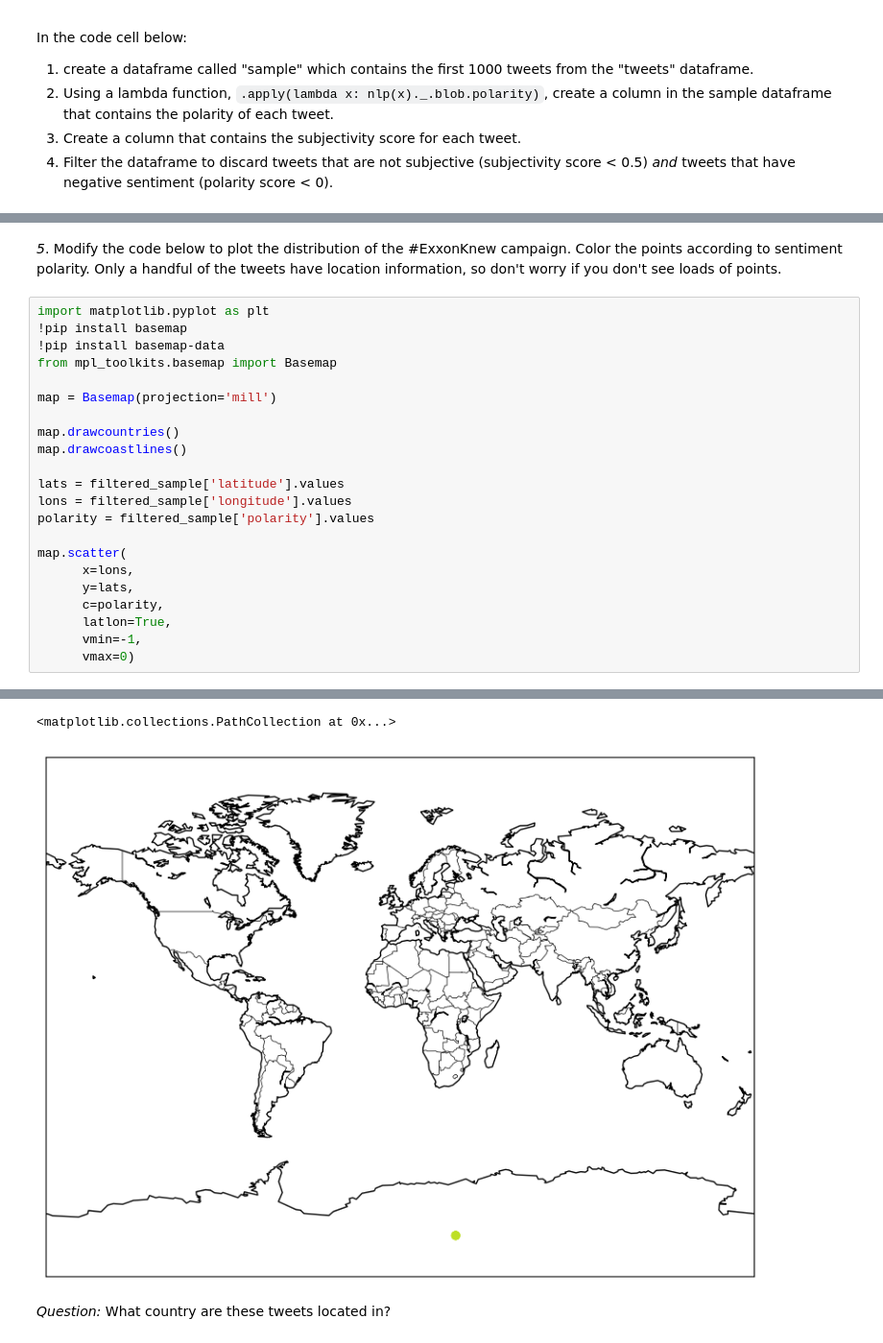
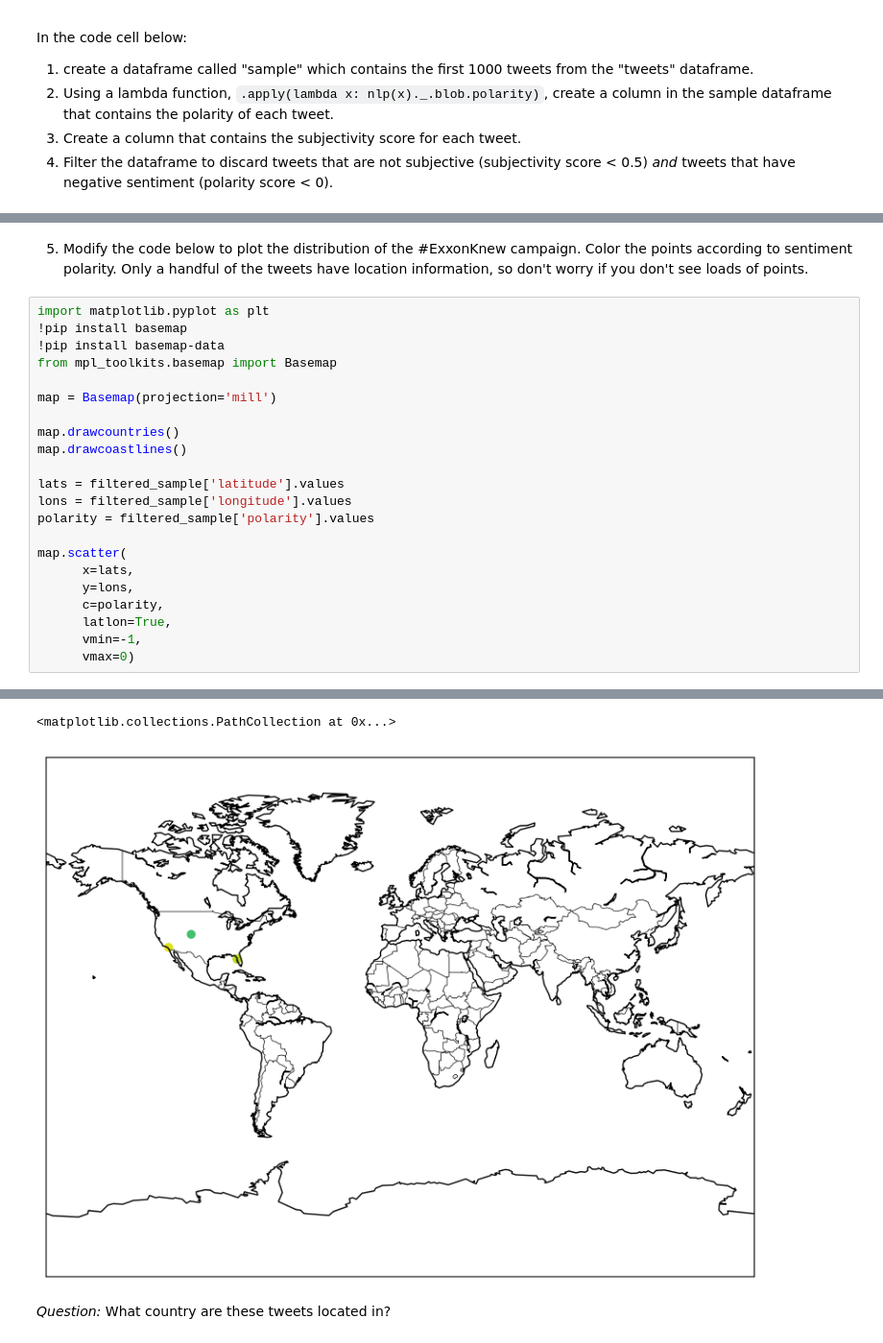
Before and after one commit to zixinsun2004/QM2, a Jupyter notebook: notebooks/W04. Natural Language Processing.ipynb, the cells around one changed output, grey strips where cells are left out. Shown at 96% size. Cells and saved outputs as stored; diff of their text form.

```diff
--- a/notebooks/W04. Natural Language Processing.ipynb
+++ b/notebooks/W04. Natural Language Processing.ipynb
@@ -626,7 +620,7 @@ filtered_sample
 | 40 | RT @Exxon_Knew: "ExxonMobil has a... | 2016-12-25T11:15:44.000Z | 33788890 | en | NaN | NaN | -0.050000 | 0.400000 |
 | 41 | RT @Exxon_Knew: "ExxonMobil has a... | 2016-12-25T07:12:34.000Z | 939288810 | en | NaN | NaN | -0.050000 | 0.400000 |
 # %% [markdown]
-*5*. Modify the code below to plot the distribution of the #ExxonKnew campaign. Color the points according to sentiment polarity. Only a handful of the tweets have location information, so don't worry if you don't see loads of points.
+5. Modify the code below to plot the distribution of the #ExxonKnew campaign. Color the points according to sentiment polarity. Only a handful of the tweets have location information, so don't worry if you don't see loads of points.
 # %%
 import matplotlib.pyplot as plt
 !pip install basemap
@@ -639,35 +633,35 @@ map.drawcountries()
 map.drawcoastlines()
 
 lats = filtered_sample['latitude'].values
 lons = filtered_sample['longitude'].values
 polarity = filtered_sample['polarity'].values
 
 map.scatter(
-      x=lons,
-      y=lats,
+      x=lats,
+      y=lons,
       c=polarity,
       latlon=True,
       vmin=-1,
       vmax=0)
 # %% [output]
 Requirement already satisfied: basemap in /usr/local/lib/python3.10/dist-packages (1.3.8)
 Requirement already satisfied: basemap-data<1.4,>=1.3.2 in /usr/local/lib/python3.10/dist-packages (from basemap) (1.3.2)
 Requirement already satisfied: pyshp<2.4,>=1.2 in /usr/local/lib/python3.10/dist-packages (from basemap) (2.3.1)
 Requirement already satisfied: matplotlib<3.8,>=1.5 in /usr/local/lib/python3.10/dist-packages (from basemap) (3.7.1)
 Requirement already satisfied: pyproj<3.7.0,>=1.9.3 in /usr/local/lib/python3.10/dist-packages (from basemap) (3.6.1)
 Requirement already satisfied: numpy<1.26,>=1.21 in /usr/local/lib/python3.10/dist-packages (from basemap) (1.23.5)
 Requirement already satisfied: contourpy>=1.0.1 in /usr/local/lib/python3.10/dist-packages (from matplotlib<3.8,>=1.5->basemap) (1.1.1)
 Requirement already satisfied: cycler>=0.10 in /usr/local/lib/python3.10/dist-packages (from matplotlib<3.8,>=1.5->basemap) (0.12.1)
 Requirement already satisfied: fonttools>=4.22.0 in /usr/local/lib/python3.10/dist-packages (from matplotlib<3.8,>=1.5->basemap) (4.43.1)
 Requirement already satisfied: kiwisolver>=1.0.1 in /usr/local/lib/python3.10/dist-packages (from matplotlib<3.8,>=1.5->basemap) (1.4.5)
 Requirement already satisfied: packaging>=20.0 in /usr/local/lib/python3.10/dist-packages (from matplotlib<3.8,>=1.5->basemap) (23.2)
 Requirement already satisfied: pillow>=6.2.0 in /usr/local/lib/python3.10/dist-packages (from matplotlib<3.8,>=1.5->basemap) (9.4.0)
 Requirement already satisfied: pyparsing>=2.3.1 in /usr/local/lib/python3.10/dist-packages (from matplotlib<3.8,>=1.5->basemap) (3.1.1)
 Requirement already satisfied: python-dateutil>=2.7 in /usr/local/lib/python3.10/dist-packages (from matplotlib<3.8,>=1.5->basemap) (2.8.2)
 Requirement already satisfied: certifi in /usr/local/lib/python3.10/dist-packages (from pyproj<3.7.0,>=1.9.3->basemap) (2023.7.22)
 Requirement already satisfied: six>=1.5 in /usr/local/lib/python3.10/dist-packages (from python-dateutil>=2.7->matplotlib<3.8,>=1.5->basemap) (1.16.0)
 Requirement already satisfied: basemap-data in /usr/local/lib/python3.10/dist-packages (1.3.2)
 <matplotlib.collections.PathCollection at 0x...>
-[figure, old version]
+[figure, new version]
 # %% [markdown]
 *Question:* What country are these tweets located in?
```
Also changed, not shown: parts of 5 cells of this notebook.
